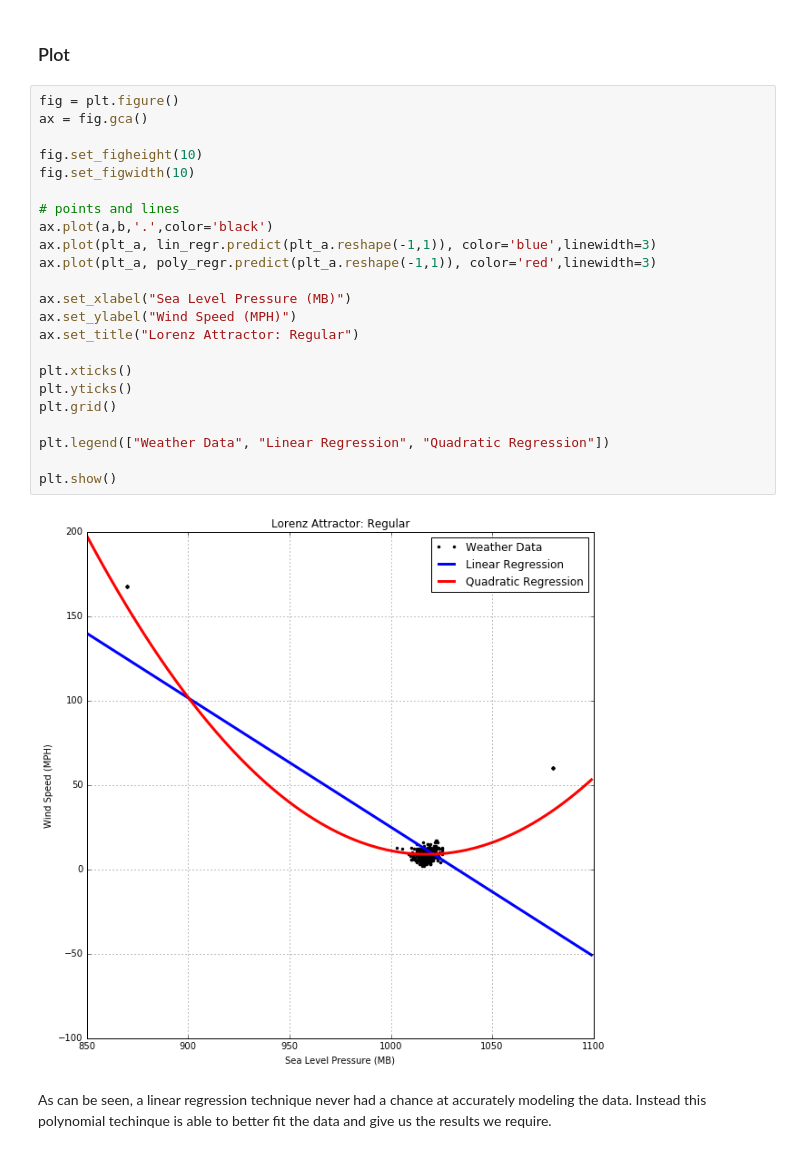
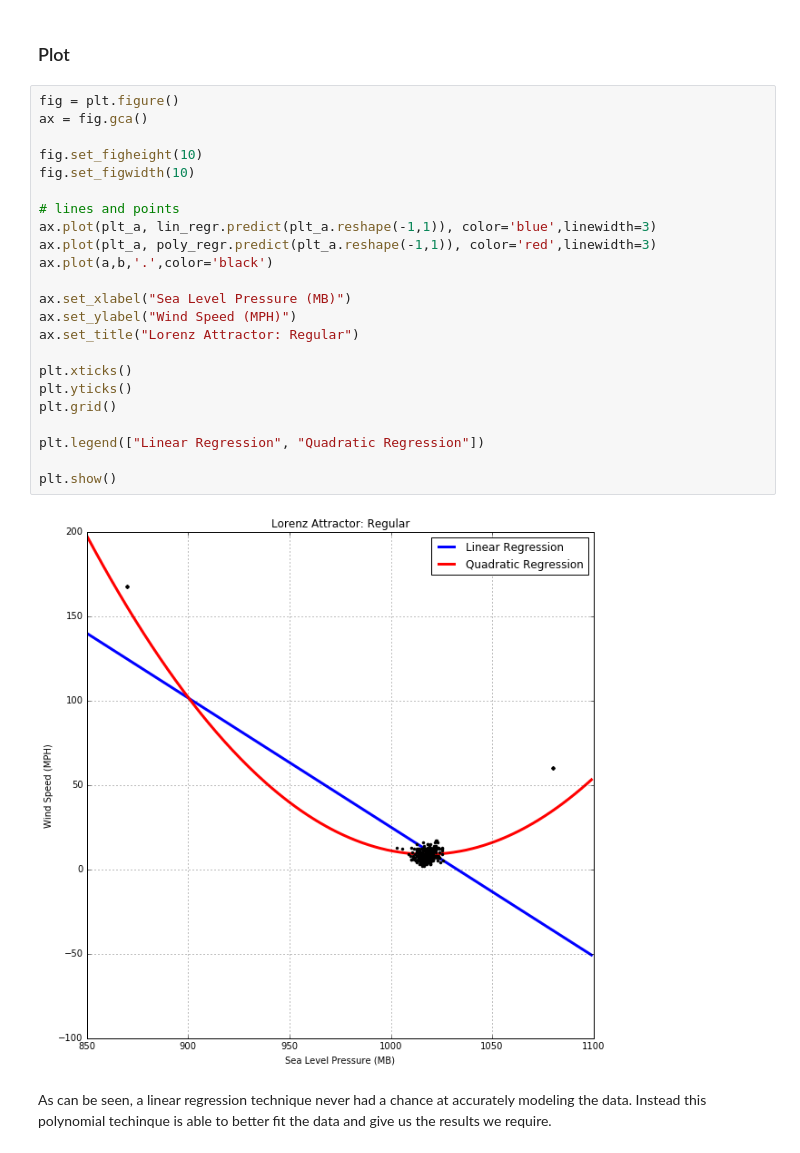
Before and after one commit to bi3mer/WeatherForecasting, a Jupyter notebook: Lorenz Simulation.ipynb, the cells around one changed output. Drawn from its saved outputs; the diff is of its cells as text.

Commit message:
Updated line of best fit graph

```diff
--- a/Lorenz Simulation.ipynb
+++ b/Lorenz Simulation.ipynb
@@ -793,28 +793,28 @@ Pipeline(steps=[('polynomialfeatures', PolynomialFeatures(degree=2, include_bias
 # %%
 fig = plt.figure()
 ax = fig.gca()
 
 fig.set_figheight(10)
 fig.set_figwidth(10)
 
-# points and lines
-ax.plot(a,b,'.',color='black')
+# lines and points
 ax.plot(plt_a, lin_regr.predict(plt_a.reshape(-1,1)), color='blue',linewidth=3)
 ax.plot(plt_a, poly_regr.predict(plt_a.reshape(-1,1)), color='red',linewidth=3)
+ax.plot(a,b,'.',color='black')
 
 ax.set_xlabel("Sea Level Pressure (MB)")
 ax.set_ylabel("Wind Speed (MPH)")
 ax.set_title("Lorenz Attractor: Regular")
 
 plt.xticks()
 plt.yticks()
 plt.grid()
 
-plt.legend(["Weather Data", "Linear Regression", "Quadratic Regression"])
+plt.legend(["Linear Regression", "Quadratic Regression"])
 
 plt.show()
 # %% [output]
-[figure, old version]
+[figure, new version]
 # %% [markdown]
 As can be seen, a linear regression technique never had a chance at accurately modeling the data. Instead this polynomial techinque is able to better fit the data and give us the results we require.
 # %% [markdown]
```
Also changed, not shown: parts of 2 cells of this notebook.
